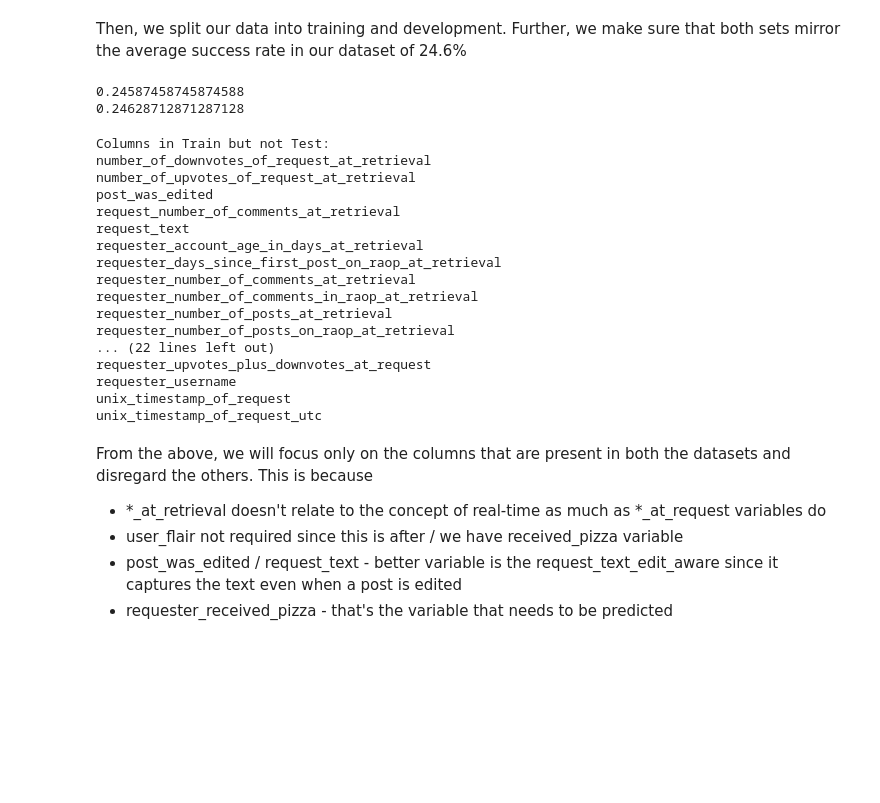
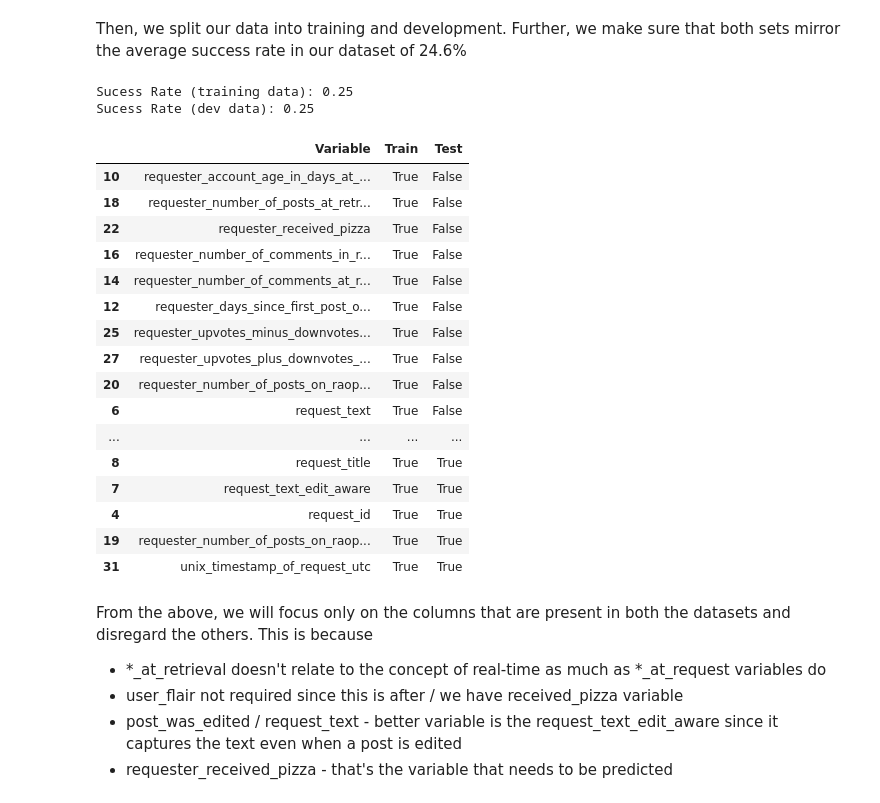
Before and after one commit to timspit/w207_final_project, a Jupyter notebook: Pizza Project_V0.1_JV.ipynb, the cells around one changed output. Drawn from its saved outputs; the diff is of its cells as text; code cells hidden in the pictures; blank space fills up the shorter version.

```diff
--- a/Pizza Project_V0.1_JV.ipynb
+++ b/Pizza Project_V0.1_JV.ipynb
@@ -159,51 +191,44 @@ train_labels = train_df.requester_received_pizza.astype(int).values
 dev_labels = dev_df.requester_received_pizza.astype(int).values
 
 ## Verify the stratefication works
-print(train_df["requester_received_pizza"].mean())
-print(dev_df["requester_received_pizza"].mean())
+print("Sucess Rate (training data): " + str(round(train_df["requester_received_pizza"].mean(),2)))
+print("Sucess Rate (dev data): " + str(round(dev_df["requester_received_pizza"].mean(),2)))
 # %% [output]
-0.24587458745874588
-0.24628712871287128
+Sucess Rate (training data): 0.25
+Sucess Rate (dev data): 0.25
 # %%
 # Convert the test data in JSON to pandas dataframe
 test_df = pd.DataFrame.from_records(org_test_data)
 # test_df.head()
-# %%
-train_columns = set(train_df.columns.values)
-test_columns = set(test_df.columns.values)
-
-# Columns that are ONLY in the train dataset
-train_only_columns = train_columns - test_columns
-print("Columns in Train but not Test:")
-print("\n".join(sorted(train_only_columns)))
-
-# Columns that are ONLY in the test dataset
-test_only_columns = test_columns - train_columns
-print("\nColumns in Test but not Train:")
-print("\n".join(sorted(test_only_columns)))
-
-# Common columns to train and test dataset
-common_columns = train_columns - train_only_columns
-print("\nColumns common to Test and Train:")
-print("\n".join(sorted(common_columns)))
-# %% [output]
-Columns in Train but not Test:
-number_of_downvotes_of_request_at_retrieval
-number_of_upvotes_of_request_at_retrieval
-post_was_edited
-request_number_of_comments_at_retrieval
-request_text
-requester_account_age_in_days_at_retrieval
-requester_days_since_first_post_on_raop_at_retrieval
-requester_number_of_comments_at_retrieval
-requester_number_of_comments_in_raop_at_retrieval
-requester_number_of_posts_at_retrieval
-requester_number_of_posts_on_raop_at_retrieval
-... (22 lines left out)
-requester_upvotes_plus_downvotes_at_request
-requester_username
-unix_timestamp_of_request
-unix_timestamp_of_request_utc
+# %%
+train_columns = list(train_df.columns.values)
+test_columns = list(test_df.columns.values)
+
+var_table_overlap = pd.DataFrame(columns = ['Variable', 'Train', 'Test'])
+train_var_series = pd.Series(train_columns, name='Variable')
+test_var_series = train_var_series.isin(test_columns)
+var_table_overlap['Variable'] = train_columns
+var_table_overlap['Train'] = True
+var_table_overlap['Test'] = test_var_series
+var_table_overlap.sort_values(by = ['Test'])
+# %% [output]
+|  | Variable | Train | Test |
+| 10 | requester_account_age_in_days_at_... | True | False |
+| 18 | requester_number_of_posts_at_retr... | True | False |
+| 22 | requester_received_pizza | True | False |
+| 16 | requester_number_of_comments_in_r... | True | False |
+| 14 | requester_number_of_comments_at_r... | True | False |
+| 12 | requester_days_since_first_post_o... | True | False |
+| 25 | requester_upvotes_minus_downvotes... | True | False |
+| 27 | requester_upvotes_plus_downvotes_... | True | False |
+| 20 | requester_number_of_posts_on_raop... | True | False |
+| 6 | request_text | True | False |
+| ... | ... | ... | ... |
+| 8 | request_title | True | True |
+| 7 | request_text_edit_aware | True | True |
+| 4 | request_id | True | True |
+| 19 | requester_number_of_posts_on_raop... | True | True |
+| 31 | unix_timestamp_of_request_utc | True | True |
 # %% [markdown]
 From the above, we will focus only on the columns that are present in both the datasets and disregard the others. This is because
 - *_at_retrieval doesn't relate to the concept of real-time as much as *_at_request variables do
```
Also changed, not shown: parts of 39 cells of this notebook.
